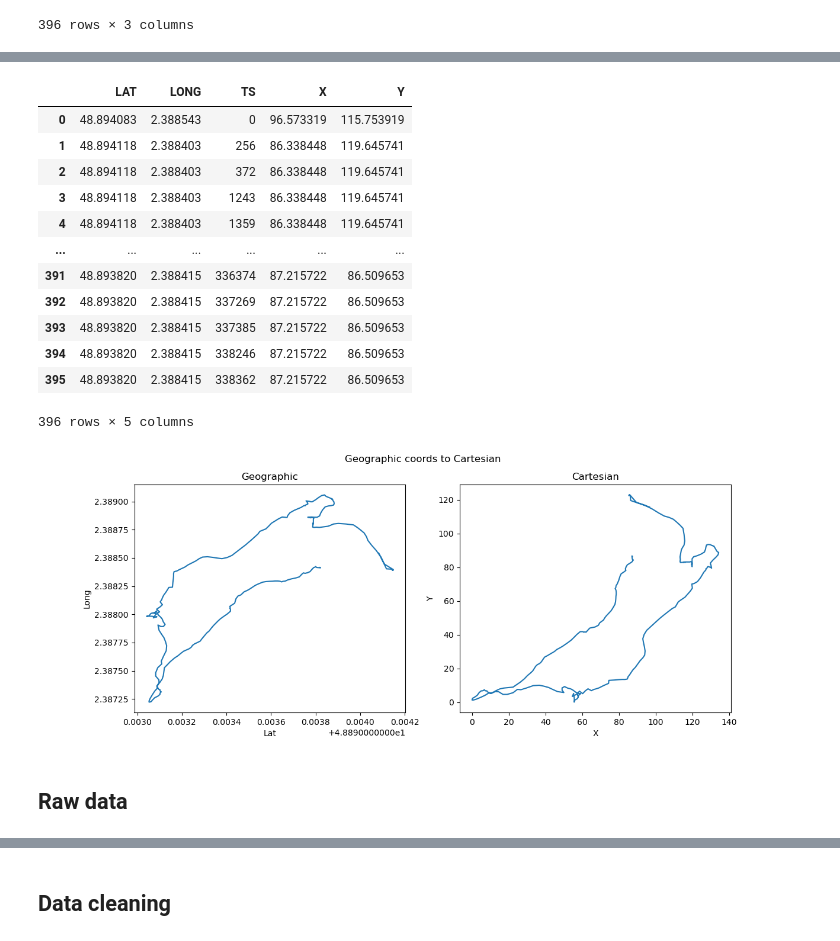
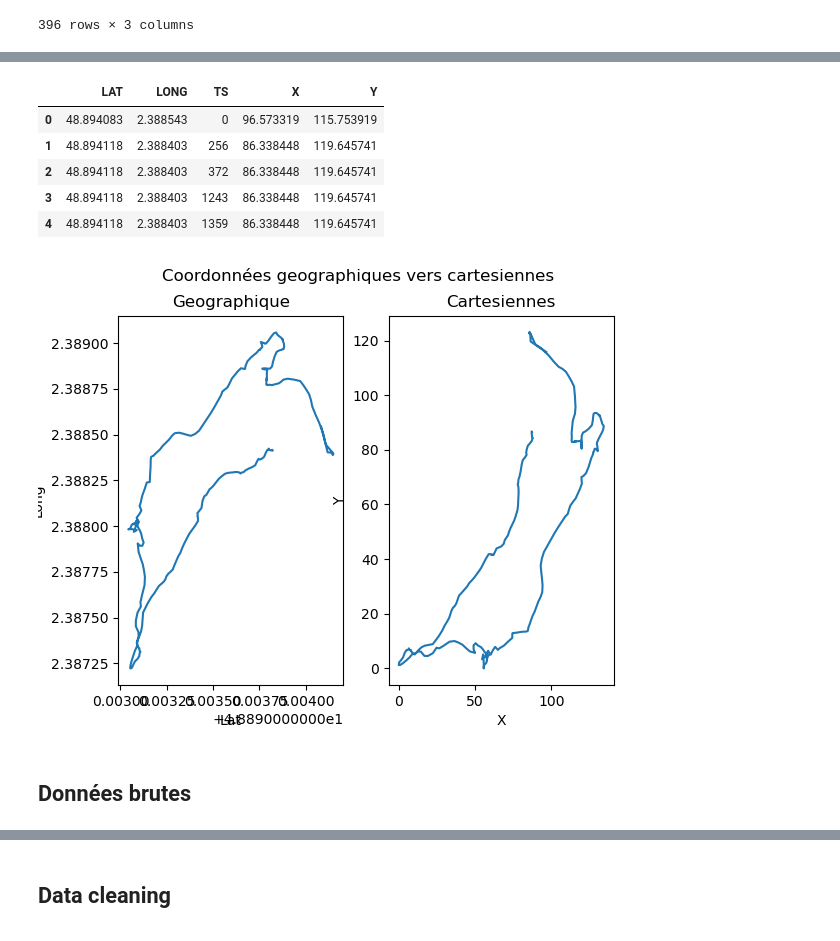
Before and after one commit to severinferard/dora-notebooks, a Jupyter notebook: analysis.ipynb, the cells around one changed output, grey strips where cells are left out. Cells and saved outputs as stored; diff of their text form; code cells hidden in the pictures.

```diff
--- a/analysis.ipynb
+++ b/analysis.ipynb
@@ -8,8 +8,18 @@ import matplotlib
 import numpy as np
 from analyse import *
 import time
+import os
 
+# Verfie si le notebook est executé sous VScode et configure matplotlib en fonction
+try:
+    os.environ['VSCODE_CWdD']
+    %matplotlib widget
+except KeyError:
+    %matplotlib notebook
 
-df = pd.read_excel("./data/ASSLacore-Séance1.xlsx")
+# Chemin pour acceder au fichier de données au format .xlsx (Excel)
+FILE_PATH = "./data/ASSLacore-Séance1.xlsx"
+
+df = pd.read_excel(FILE_PATH)
 df.head()
 # %% [output]
@@ -53,6 +68,5 @@ sdf
 # %%
 EARTH_RADIUS = 6371_000
-plt.rcParams['figure.figsize'] = [13, 5]
 def latlong_to_xy(lat, long):
     """
     Convert lat and long X, Y coordinates using Equirectangular projection
@@ -61,46 +75,39 @@ def latlong_to_xy(lat, long):
     """
     lat, long = np.deg2rad(lat), np.deg2rad(long)
     std_lat = lat.mean()
 
     return EARTH_RADIUS * long * math.cos(std_lat), EARTH_RADIUS * lat
 
 # Convert from lat/long to X/Y
 sdf["X"], sdf["Y"] = latlong_to_xy(sdf[["LAT"]], sdf[["LONG"]])
 
 # Set cartesian origins to the lowest values
 sdf["X"] = sdf["X"] - sdf["X"].min()
 sdf["Y"] = sdf["Y"] - sdf["Y"].min()
 
-display(sdf)
+display(sdf.head())
 
 fig, ax = plt.subplots(1, 2)
-fig.suptitle("Geographic coords to Cartesian")
+fig.suptitle("Coordonnées geographiques vers cartesiennes")
 ax[0].plot(sdf["LAT"], sdf["LONG"])
 ax[0].set_ylabel("Long")
 ax[0].set_xlabel("Lat")
-ax[0].set_title("Geographic")
+ax[0].set_title("Geographique")
 ax[1].plot(sdf["X"], sdf["Y"])
 ax[1].set_xlabel("X")
 ax[1].set_ylabel("Y")
-ax[1].set_title("Cartesian")
+ax[1].set_title("Cartesiennes")
 
 plt.show()
 # %% [output]
 |  | LAT | LONG | TS | X | Y |
 | 0 | 48.894083 | 2.388543 | 0 | 96.573319 | 115.753919 |
 | 1 | 48.894118 | 2.388403 | 256 | 86.338448 | 119.645741 |
 | 2 | 48.894118 | 2.388403 | 372 | 86.338448 | 119.645741 |
 | 3 | 48.894118 | 2.388403 | 1243 | 86.338448 | 119.645741 |
 | 4 | 48.894118 | 2.388403 | 1359 | 86.338448 | 119.645741 |
-| ... | ... | ... | ... | ... | ... |
-| 391 | 48.893820 | 2.388415 | 336374 | 87.215722 | 86.509653 |
-| 392 | 48.893820 | 2.388415 | 337269 | 87.215722 | 86.509653 |
-| 393 | 48.893820 | 2.388415 | 337385 | 87.215722 | 86.509653 |
-| 394 | 48.893820 | 2.388415 | 338246 | 87.215722 | 86.509653 |
-| 395 | 48.893820 | 2.388415 | 338362 | 87.215722 | 86.509653 |
-396 rows × 5 columns
-[figure, old version]
+[figure, new version]
-# %% [markdown]
-## Raw data
+# %% [markdown]
+## Données brutes
 # %%
 def dist(x1, y1, x2, y2):
```
Also changed, not shown: parts of 24 cells of this notebook.
